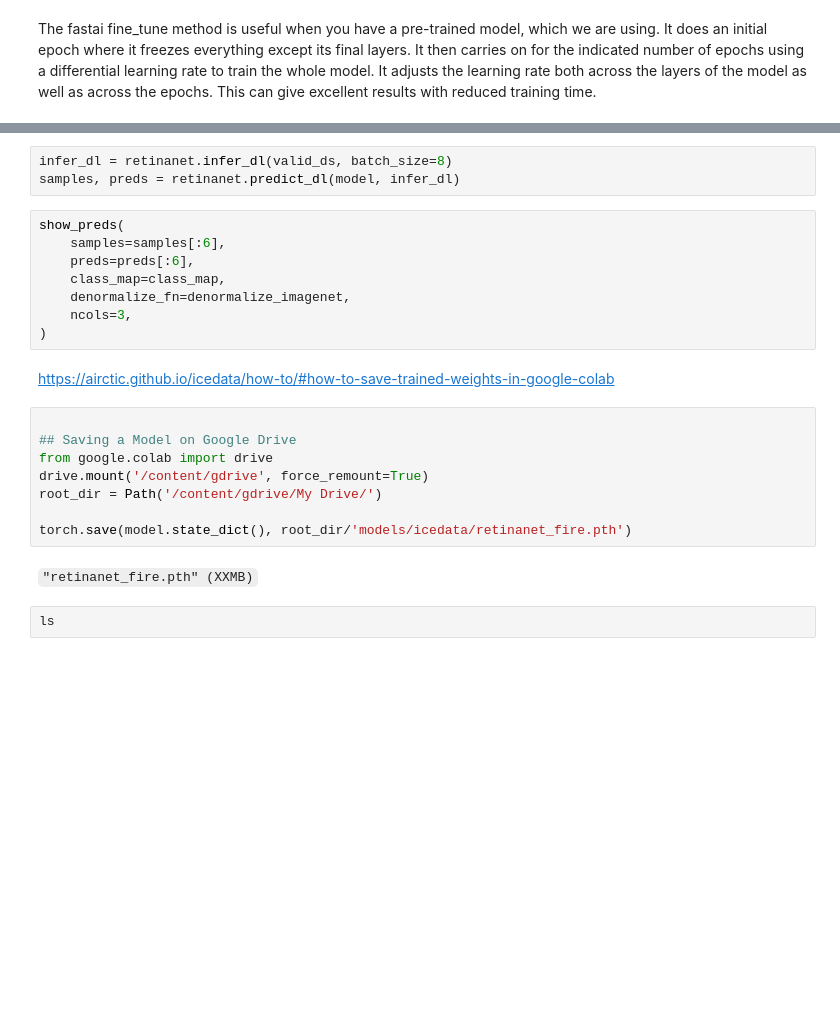
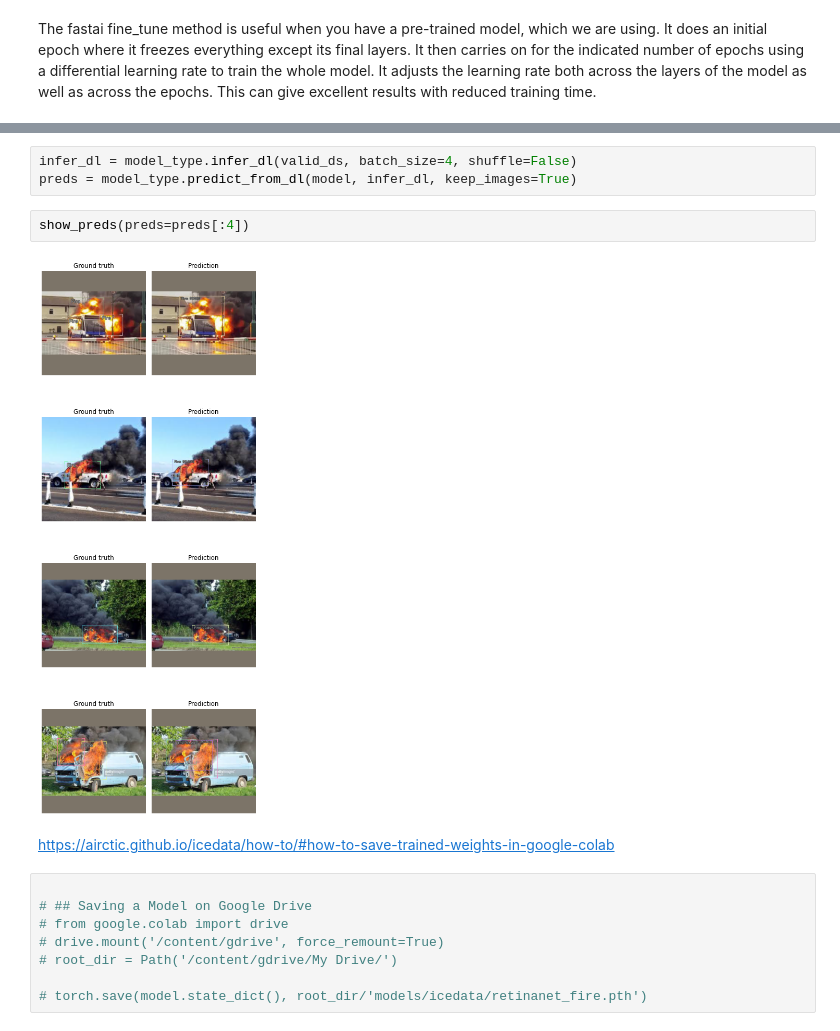
Before and after one commit to robmarkcole/fire-detection-from-images, a Jupyter notebook: pytorch/icevision/icevision_firenet_retinanet.ipynb, the cells around one changed output, grey strips where cells are left out. Cells and saved outputs as stored; diff of their text form; blank space fills up the shorter version.

```diff
--- a/pytorch/icevision/icevision_firenet_retinanet.ipynb
+++ b/pytorch/icevision/icevision_firenet_retinanet.ipynb
@@ -172,25 +201,17 @@ IndexError: ignored
 # %%
-infer_dl = retinanet.infer_dl(valid_ds, batch_size=8)
-samples, preds = retinanet.predict_dl(model, infer_dl)
+infer_dl = model_type.infer_dl(valid_ds, batch_size=4, shuffle=False)
+preds = model_type.predict_from_dl(model, infer_dl, keep_images=True)
-# %%
-show_preds(
-    samples=samples[:6],
-    preds=preds[:6],
-    class_map=class_map,
-    denormalize_fn=denormalize_imagenet,
-    ncols=3,
-)
+# %%
+show_preds(preds=preds[:4])
+# %% [output]
+[figure, added]
 # %% [markdown]
 https://airctic.github.io/icedata/how-to/#how-to-save-trained-weights-in-google-colab
 # %%
 
-## Saving a Model on Google Drive
-from google.colab import drive
-drive.mount('/content/gdrive', force_remount=True)
-root_dir = Path('/content/gdrive/My Drive/')
+# ## Saving a Model on Google Drive
+# from google.colab import drive
+# drive.mount('/content/gdrive', force_remount=True)
+# root_dir = Path('/content/gdrive/My Drive/')
 
-torch.save(model.state_dict(), root_dir/'models/icedata/retinanet_fire.pth')
+# torch.save(model.state_dict(), root_dir/'models/icedata/retinanet_fire.pth')
-# %% [markdown]
-`"retinanet_fire.pth" (XXMB)`
-# %%
-ls
```
Also changed, not shown: parts of 29 cells of this notebook, 4 other files.
